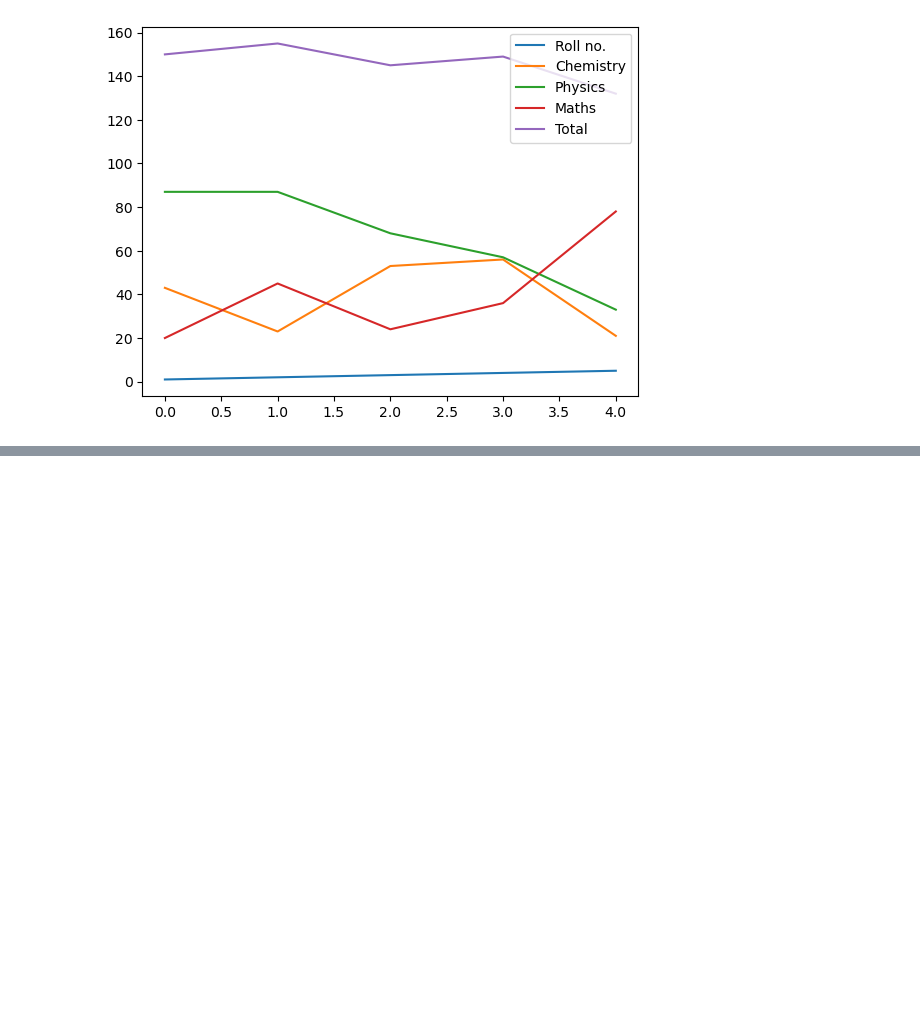
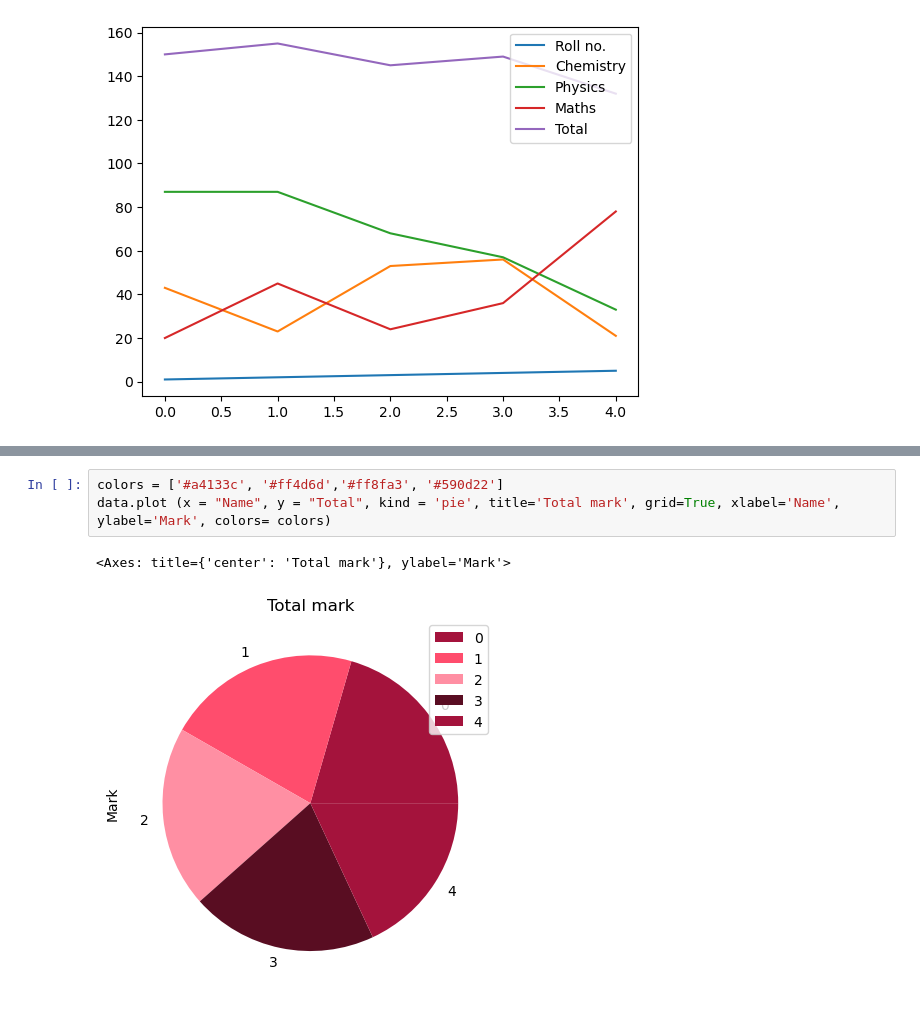
Before and after one commit to NavarMP/Code, a Jupyter notebook: Python/Data science/matPlotlib.ipynb, the cells around one changed output, grey strips where cells are left out. Cells and saved outputs as stored; diff of their text form; blank space fills up the shorter version.

```diff
--- a/Python/Data science/matPlotlib.ipynb
+++ b/Python/Data science/matPlotlib.ipynb
@@ -59,0 +62,6 @@ plt.grid()
+# %%
+colors = ['#a4133c', '#ff4d6d','#ff8fa3', '#590d22']
+data.plot (x = "Name", y = "Total", kind = 'pie', title='Total mark', grid=True, xlabel='Name', ylabel='Mark', colors= colors)
+# %% [output]
+<Axes: title={'center': 'Total mark'}, ylabel='Mark'>
+[figure, added]
```
Also changed, not shown: parts of 2 cells of this notebook, 1 other file.
